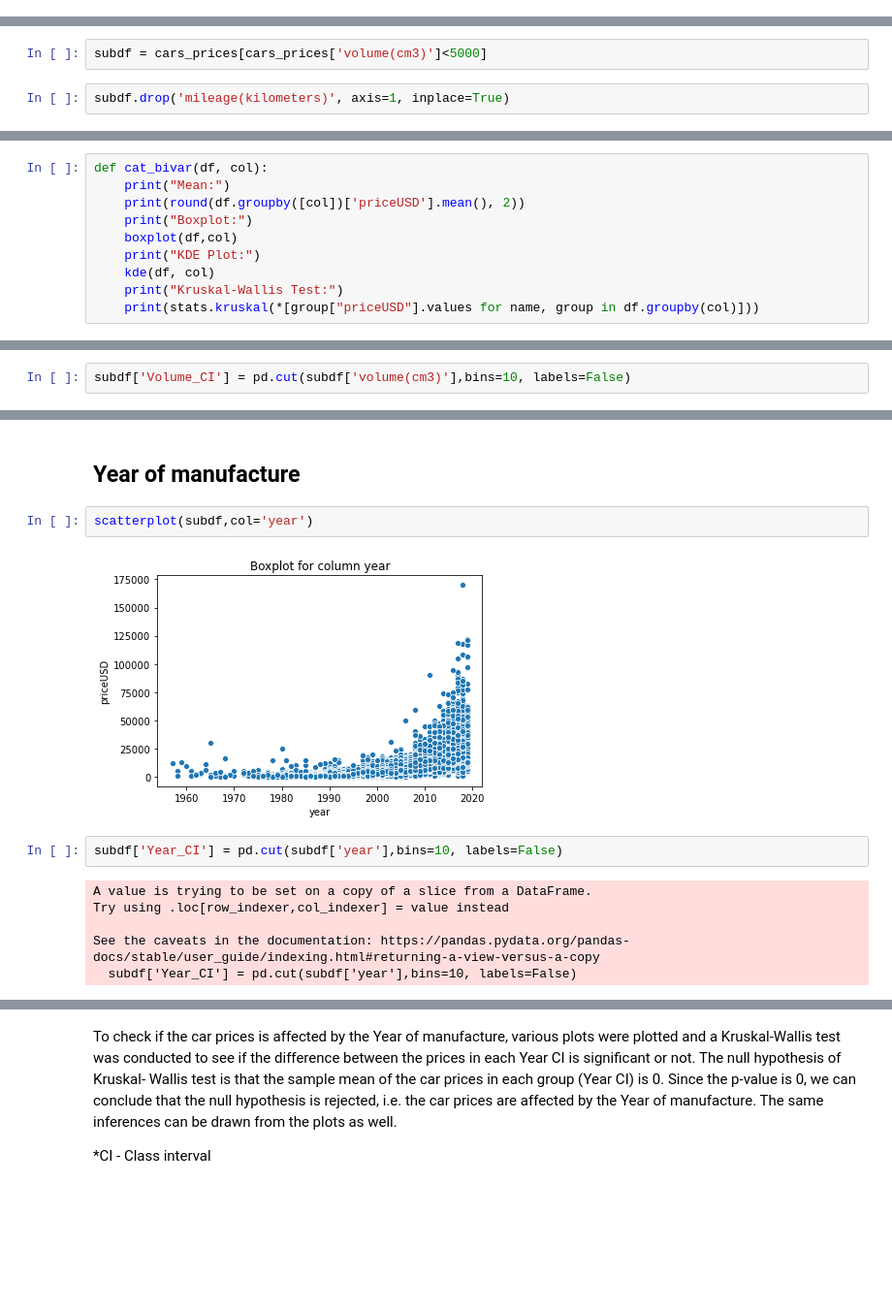
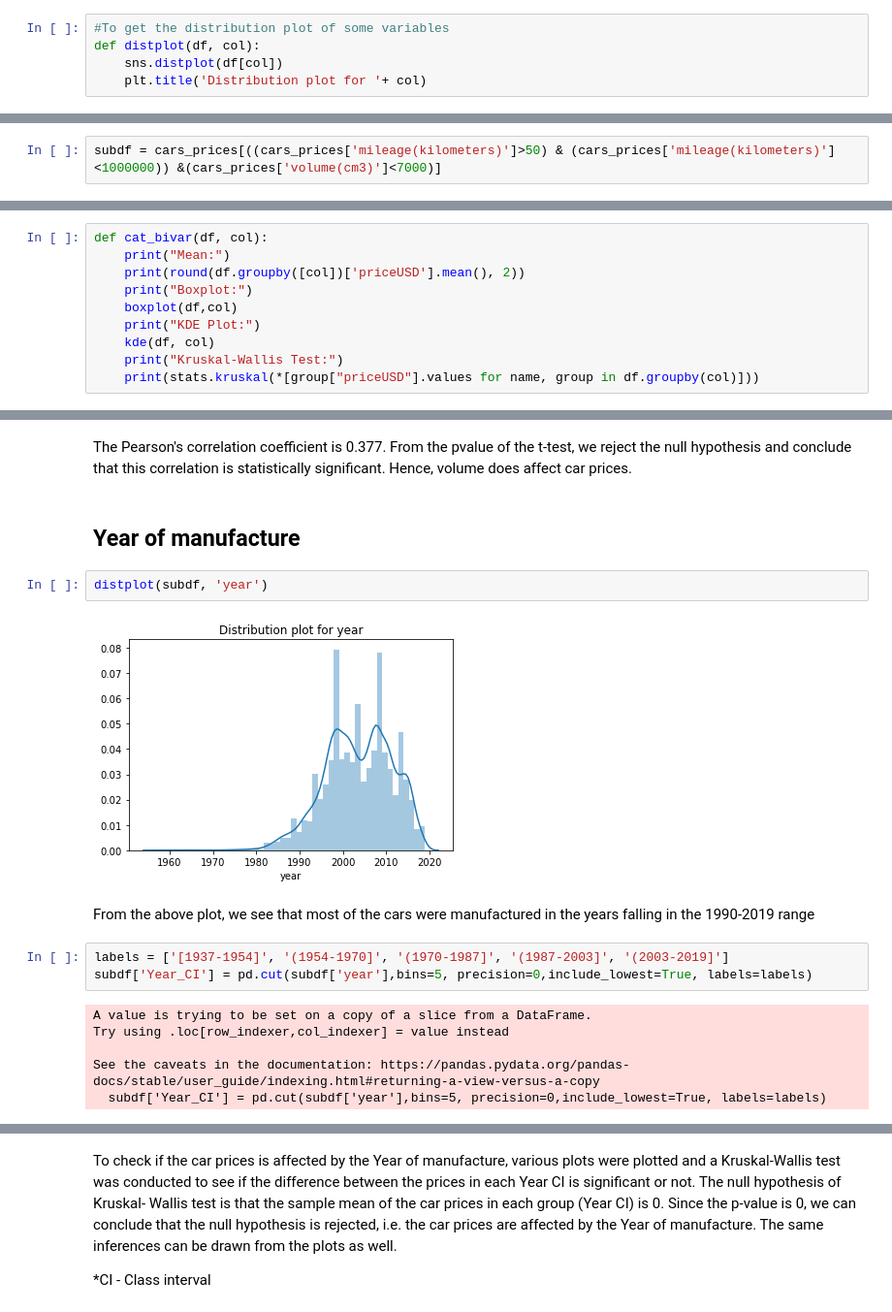
Before and after one commit to JyothiTom/Mechademy_Challenges, a Jupyter notebook: CarsPrices.ipynb, the cells around one changed output, grey strips where cells are left out. Shown at 97% size. Drawn from its saved outputs; the diff is of its cells as text; blank space fills up the shorter version.

```diff
--- a/CarsPrices.ipynb
+++ b/CarsPrices.ipynb
@@ -63,4 +63,9 @@ cars_prices.dropna(inplace=True)
 cars_prices.shape
 # %% [output]
 (35016, 12)
+# %%
+#To get the distribution plot of some variables
+def distplot(df, col):
+    sns.distplot(df[col])
+    plt.title('Distribution plot for '+ col)
 # %%
@@ -112,6 +102,4 @@ Hence, to make sense of the data, the Mileage column is dropped. In addition, on
 # %% [markdown]
 # Subsetting the dataset
 # %%
-subdf = cars_prices[cars_prices['volume(cm3)']<5000]
+subdf = cars_prices[((cars_prices['mileage(kilometers)']>50) & (cars_prices['mileage(kilometers)']<1000000)) &(cars_prices['volume(cm3)']<7000)]
-# %%
-subdf.drop('mileage(kilometers)', axis=1, inplace=True)
@@ -189,2 +186,0 @@ scatterplot(subdf, col='volume(cm3)')
-# %%
-subdf['Volume_CI'] = pd.cut(subdf['volume(cm3)'],bins=10, labels=False)
@@ -239,17 +193,23 @@ Since the p-value is 0, we can conclude that the null hypothesis is rejected, i.
+# %% [markdown]
+The Pearson's correlation coefficient is 0.377.
+From the pvalue of the t-test, we reject the null hypothesis and conclude that this correlation is statistically significant. Hence, volume does affect car prices.
 # %% [markdown]
 ## Year of manufacture
 # %%
-scatterplot(subdf,col='year')
+distplot(subdf, 'year')
 # %% [output]
-[figure, old version]
+[figure, new version]
-# %%
-subdf['Year_CI'] = pd.cut(subdf['year'],bins=10, labels=False)
-# %% [output]
-A value is trying to be set on a copy of a slice from a DataFrame.
-Try using .loc[row_indexer,col_indexer] = value instead
-
-See the caveats in the documentation: https://pandas.pydata.org/pandas-docs/stable/user_guide/indexing.html#returning-a-view-versus-a-copy
-  subdf['Year_CI'] = pd.cut(subdf['year'],bins=10, labels=False)
+# %% [markdown]
+From the above plot, we see that most of the cars were manufactured in the years falling in the 1990-2019 range
+# %%
+labels = ['[1937-1954]', '(1954-1970]', '(1970-1987]', '(1987-2003]', '(2003-2019]']
+subdf['Year_CI'] = pd.cut(subdf['year'],bins=5, precision=0,include_lowest=True, labels=labels)
+# %% [output]
+A value is trying to be set on a copy of a slice from a DataFrame.
+Try using .loc[row_indexer,col_indexer] = value instead
+
+See the caveats in the documentation: https://pandas.pydata.org/pandas-docs/stable/user_guide/indexing.html#returning-a-view-versus-a-copy
+  subdf['Year_CI'] = pd.cut(subdf['year'],bins=5, precision=0,include_lowest=True, labels=labels)
 # %%
 subdf['Year_CI'].value_counts()
 # %% [output]
```
Also changed, not shown: parts of 38 cells of this notebook.
